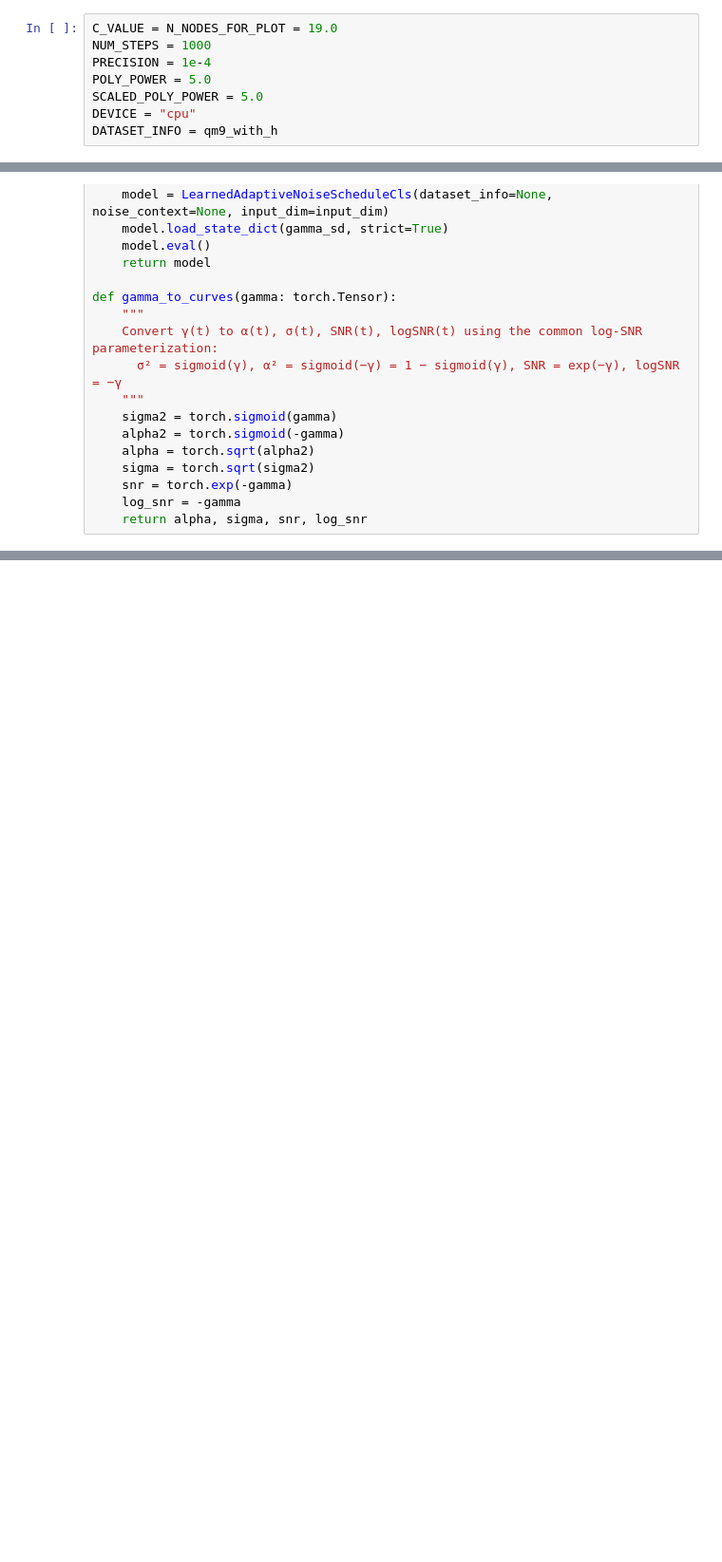
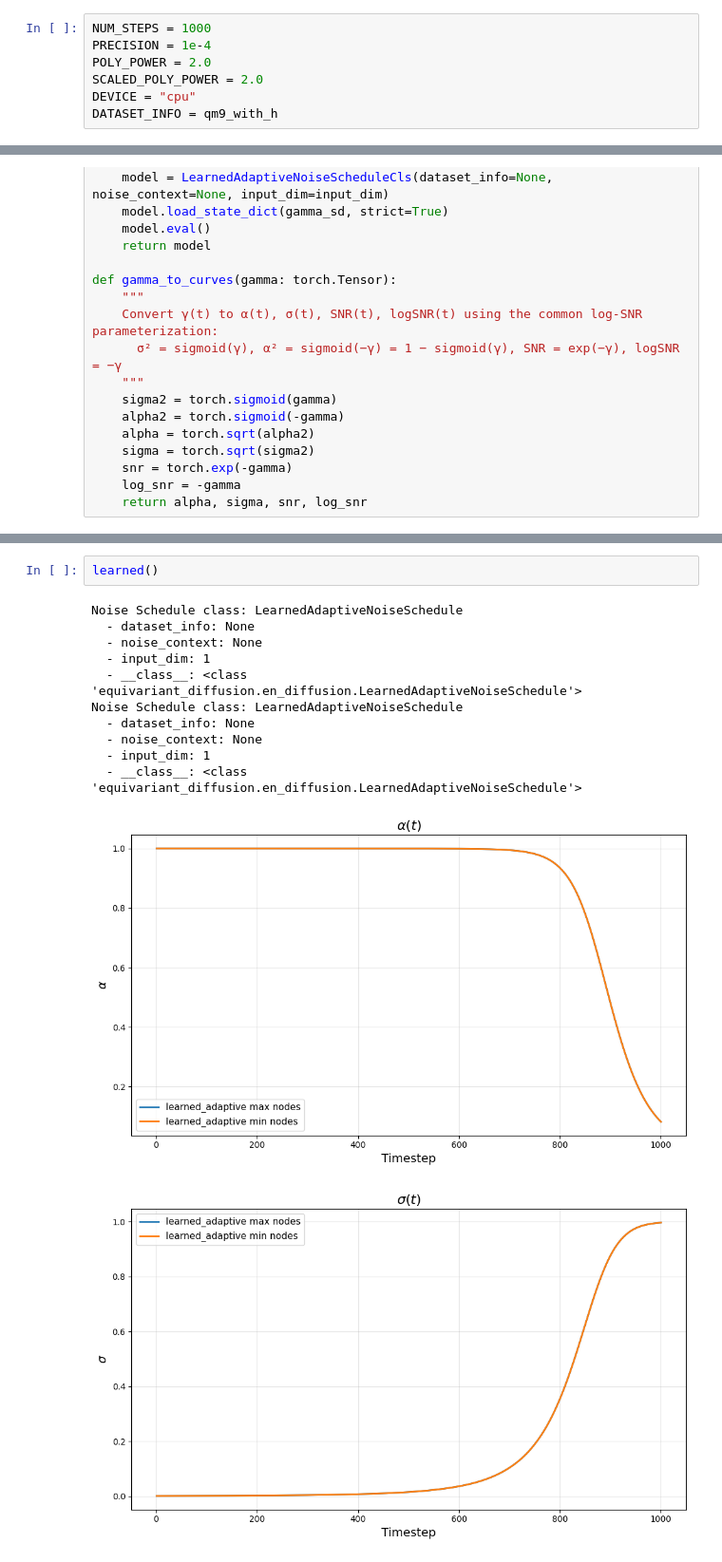
Before and after one commit to thelikhit/e3_diffusion_for_molecules, a Jupyter notebook: qm9_scheduler_graphs.ipynb, the cells around one changed output, grey strips where cells are left out. Shown: that part at 95% size. Cells and saved outputs as stored; diff of their text form; blank space fills up the shorter version.

```diff
--- a/qm9_scheduler_graphs.ipynb
+++ b/qm9_scheduler_graphs.ipynb
@@ -17,9 +13,8 @@ RUNS = [
 # %%
-C_VALUE = N_NODES_FOR_PLOT = 19.0
 NUM_STEPS = 1000
 PRECISION = 1e-4
-POLY_POWER = 5.0
-SCALED_POLY_POWER = 5.0
+POLY_POWER = 2.0
+SCALED_POLY_POWER = 2.0
 DEVICE = "cpu"
 DATASET_INFO = qm9_with_h
 # %%
@@ -162,0 +313,15 @@ gamma [-9.21024037 -9.21024037 -9.21024037 ...  8.52108559  8.98791051
+# %%
+learned()
+# %% [output]
+Noise Schedule class: LearnedAdaptiveNoiseSchedule
+  - dataset_info: None
+  - noise_context: None
+  - input_dim: 1
+  - __class__: <class 'equivariant_diffusion.en_diffusion.LearnedAdaptiveNoiseSchedule'>
+Noise Schedule class: LearnedAdaptiveNoiseSchedule
+  - dataset_info: None
+  - noise_context: None
+  - input_dim: 1
+  - __class__: <class 'equivariant_diffusion.en_diffusion.LearnedAdaptiveNoiseSchedule'>
+[figure, added]
+[figure, added]
```
Also changed, not shown: parts of 11 cells of this notebook, 2 other files.
